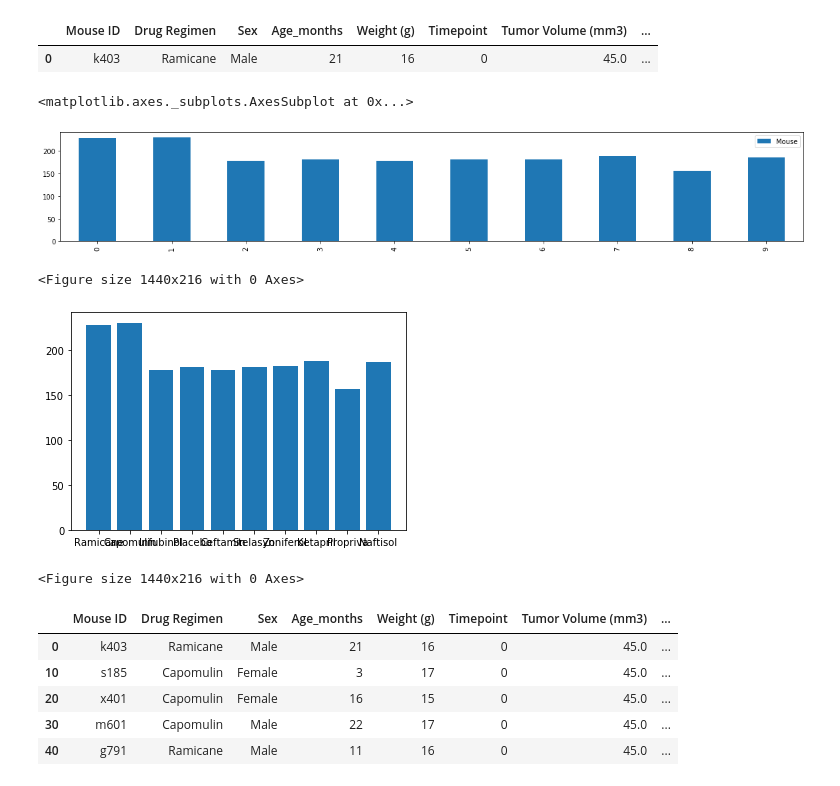
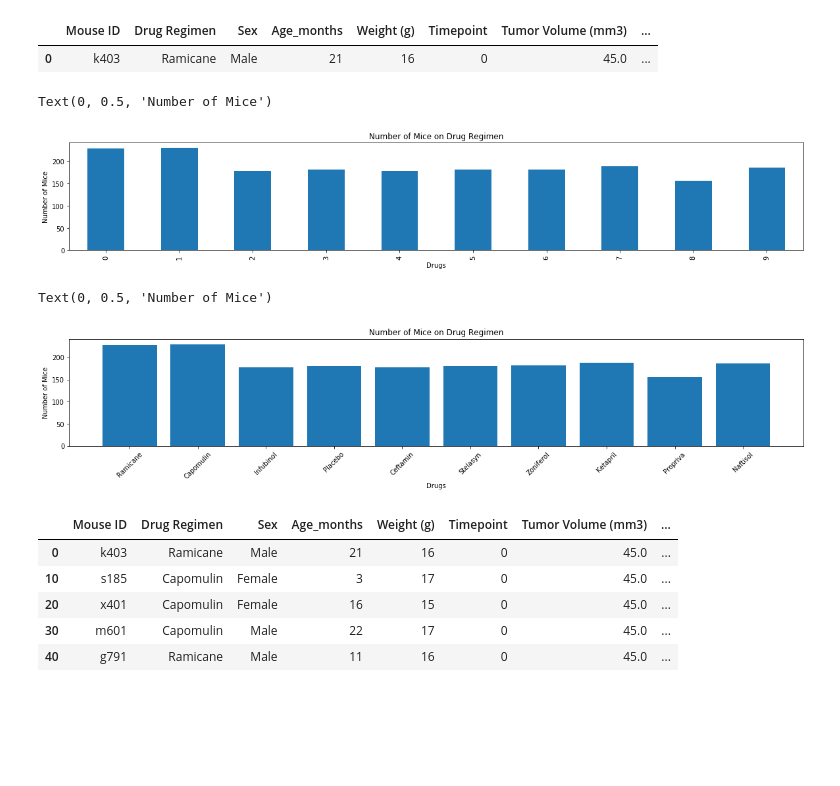
Before and after one commit to jamisonunruh24/matplot-challenge, a Jupyter notebook: Pymaceuticals/pymaceuticals_starter.ipynb, the cells around one changed output. Saved outputs shown, nothing was run; the diff lists cells and outputs as text; code cells hidden in the pictures; blank space fills up the shorter version.

```diff
--- a/Pymaceuticals/pymaceuticals_starter.ipynb
+++ b/Pymaceuticals/pymaceuticals_starter.ipynb
@@ -175,30 +179,34 @@ clean_mouse_df.head(1)
 # %%
 # Generate a bar plot showing the total number of mice for each treatment throughout the course of the study using pandas.
 drugs = clean_mouse_df["Drug Regimen"].unique()
 mice = []
 drugs = clean_mouse_df["Drug Regimen"].unique()
 for drug in drugs:
     drugs_df = clean_mouse_df.loc[clean_mouse_df["Drug Regimen"] == drug]
     mice.append(len(drugs_df))
 
 mouse_drug = pd.DataFrame({
     "Drug": drugs,
     "Mouse": mice})
 
-mouse_drug.plot(kind="bar", figsize=(20,3))
+mouse_drug.plot(kind="bar", figsize=(20,3), legend = False)
+plt.title("Number of Mice on Drug Regimen")
+plt.xlabel("Drugs")
+plt.ylabel("Number of Mice")
 # %% [output]
-<matplotlib.axes._subplots.AxesSubplot at 0x...>
+Text(0, 0.5, 'Number of Mice')
-[figure, old version]
+[figure, new version]
 # %%
 # Generate a bar plot showing the total number of mice for each treatment throughout the course of the study using pyplot.
-
-
-plt.bar(drugs, mice)
 plt.figure(figsize=(20,3))
+plt.xticks(rotation=45)
+plt.bar(drugs, mice,)
+plt.title("Number of Mice on Drug Regimen")
+plt.xlabel("Drugs")
+plt.ylabel("Number of Mice")
 # %% [output]
-<Figure size 1440x216 with 0 Axes>
+Text(0, 0.5, 'Number of Mice')
-[figure, old version]
+[figure, new version]
-<Figure size 1440x216 with 0 Axes>
 # %%
 tp_zero.head()
 # %% [output]
```
Also changed, not shown: parts of 10 cells of this notebook.
